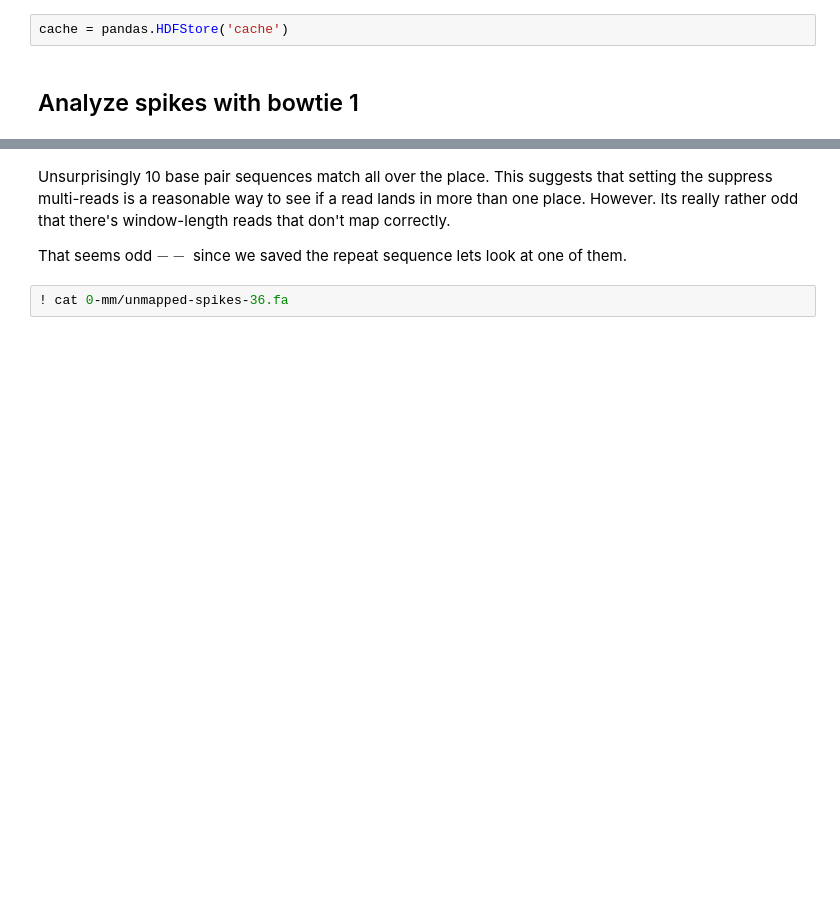
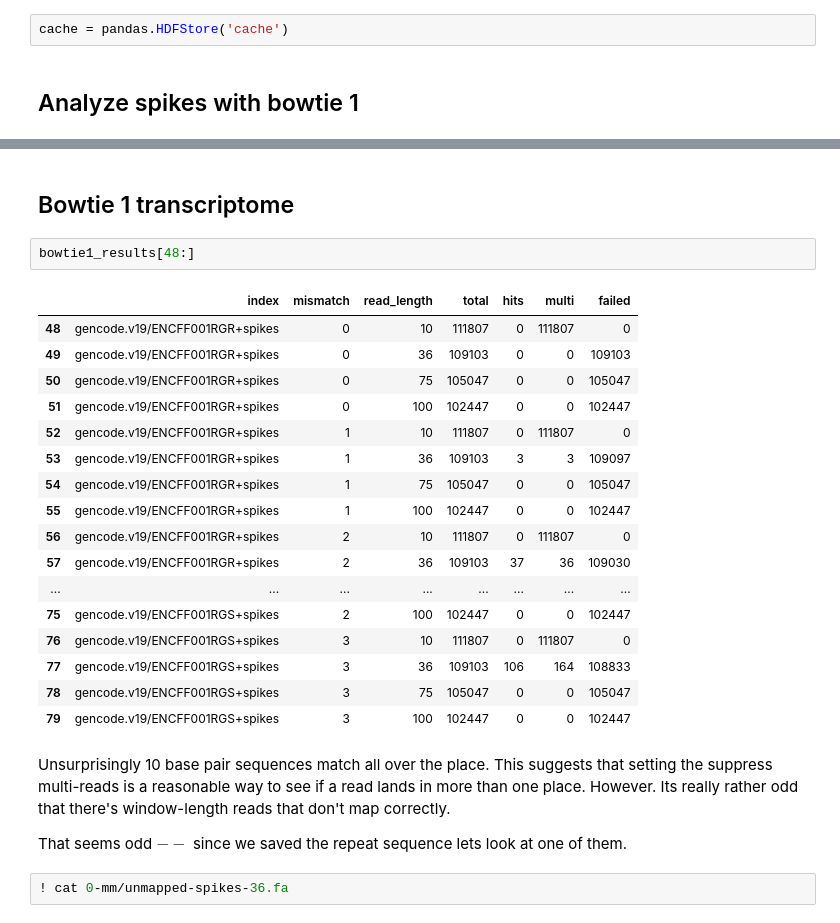
Before and after one commit to detrout/spike-evaluation, a Jupyter notebook: spike-evaluation.ipynb, the cells around one changed output, grey strips where cells are left out. Cells and saved outputs as stored; diff of their text form; blank space fills up the shorter version.

```diff
--- a/spike-evaluation.ipynb
+++ b/spike-evaluation.ipynb
@@ -119,3 +149,25 @@ process_bowtie1()
+# %% [markdown]
+## Bowtie 1 transcriptome
+# %%
+bowtie1_results[48:]
+# %% [output]
+|  | index | mismatch | read_length | total | hits | multi | failed |
+| 48 | gencode.v19/ENCFF001RGR+spikes | 0 | 10 | 111807 | 0 | 111807 | 0 |
+| 49 | gencode.v19/ENCFF001RGR+spikes | 0 | 36 | 109103 | 0 | 0 | 109103 |
+| 50 | gencode.v19/ENCFF001RGR+spikes | 0 | 75 | 105047 | 0 | 0 | 105047 |
+| 51 | gencode.v19/ENCFF001RGR+spikes | 0 | 100 | 102447 | 0 | 0 | 102447 |
+| 52 | gencode.v19/ENCFF001RGR+spikes | 1 | 10 | 111807 | 0 | 111807 | 0 |
+| 53 | gencode.v19/ENCFF001RGR+spikes | 1 | 36 | 109103 | 3 | 3 | 109097 |
+| 54 | gencode.v19/ENCFF001RGR+spikes | 1 | 75 | 105047 | 0 | 0 | 105047 |
+| 55 | gencode.v19/ENCFF001RGR+spikes | 1 | 100 | 102447 | 0 | 0 | 102447 |
+| 56 | gencode.v19/ENCFF001RGR+spikes | 2 | 10 | 111807 | 0 | 111807 | 0 |
+| 57 | gencode.v19/ENCFF001RGR+spikes | 2 | 36 | 109103 | 37 | 36 | 109030 |
+| ... | ... | ... | ... | ... | ... | ... | ... |
+| 75 | gencode.v19/ENCFF001RGS+spikes | 2 | 100 | 102447 | 0 | 0 | 102447 |
+| 76 | gencode.v19/ENCFF001RGS+spikes | 3 | 10 | 111807 | 0 | 111807 | 0 |
+| 77 | gencode.v19/ENCFF001RGS+spikes | 3 | 36 | 109103 | 106 | 164 | 108833 |
+| 78 | gencode.v19/ENCFF001RGS+spikes | 3 | 75 | 105047 | 0 | 0 | 105047 |
+| 79 | gencode.v19/ENCFF001RGS+spikes | 3 | 100 | 102447 | 0 | 0 | 102447 |
 # %% [markdown]
 Unsurprisingly 10 base pair sequences match all over the place. This suggests that setting the suppress multi-reads is a reasonable way to see if a read lands in more than one place. However. Its really rather odd that there's window-length reads that don't map correctly.
 
```
Also changed, not shown: parts of 26 cells of this notebook.
